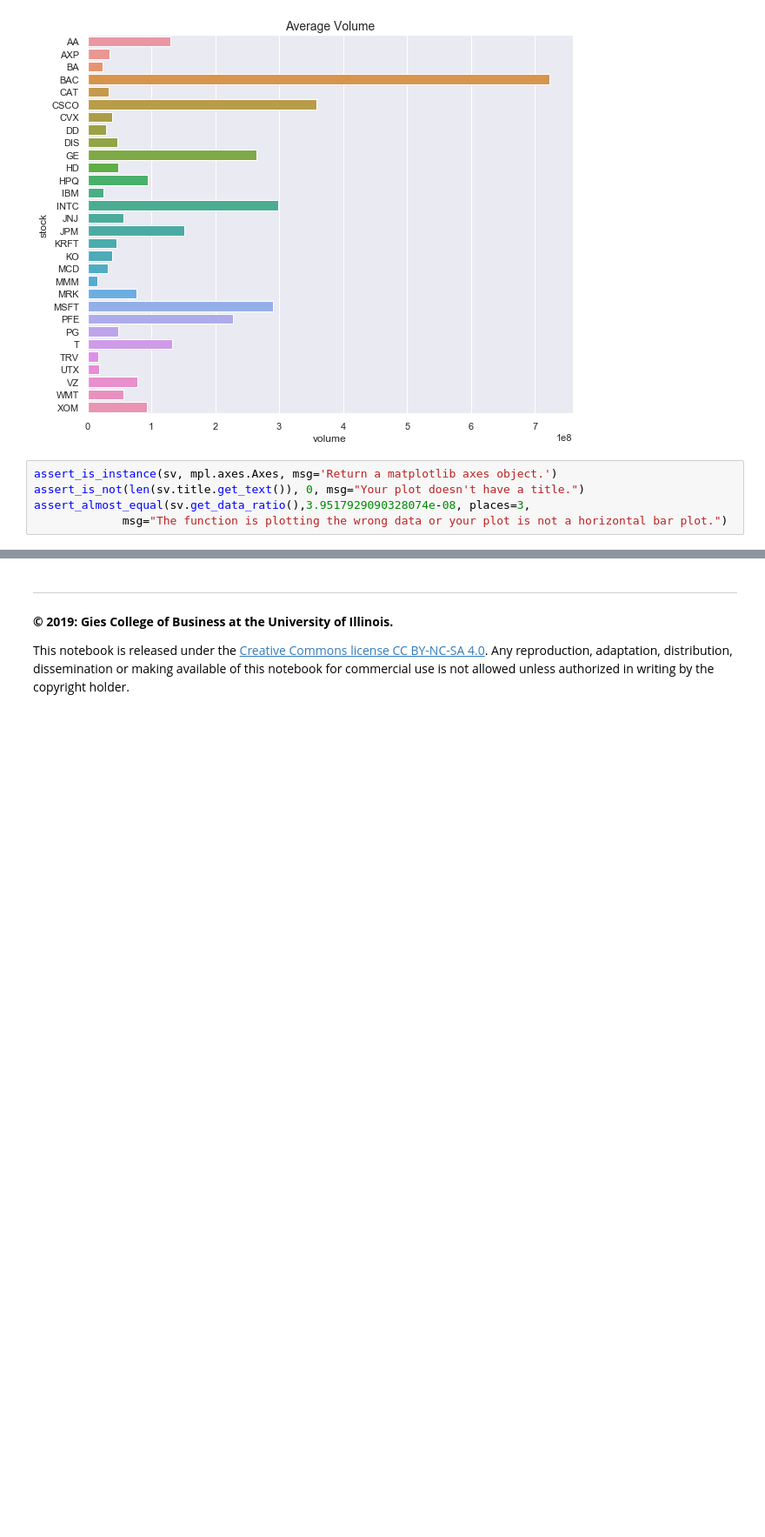
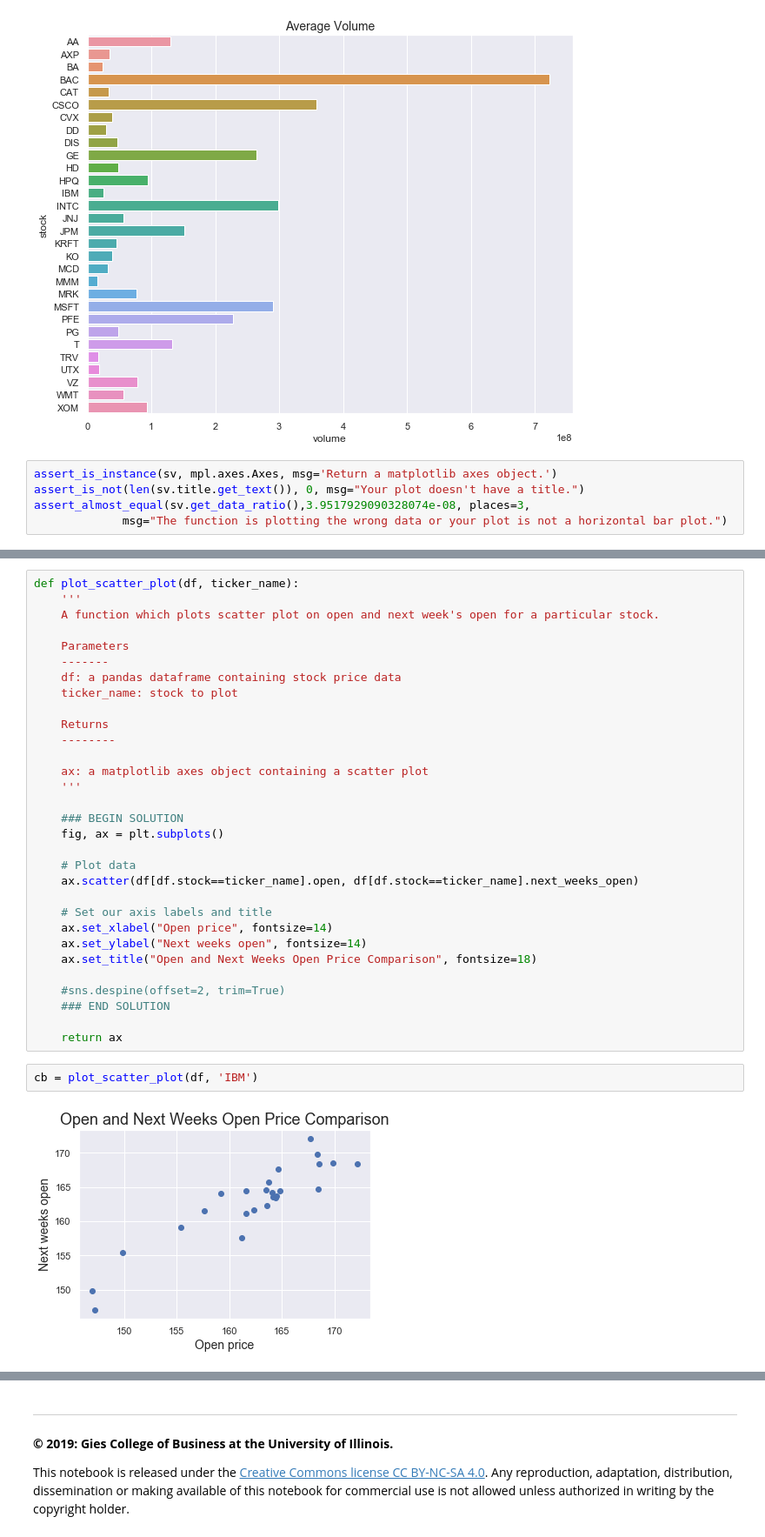
Before and after one commit to zllu2/iMSA570_Linden, a Jupyter notebook: assignments/source/module6/assignment_high.ipynb, the cells around one changed output, grey strips where cells are left out. Shown at 87% size. Drawn from its saved outputs; the diff is of its cells as text; blank space fills up the shorter version.

```diff
--- a/assignments/source/module6/assignment_high.ipynb
+++ b/assignments/source/module6/assignment_high.ipynb
@@ -349,0 +272,35 @@ assert_almost_equal(sv.get_data_ratio(),3.9517929090328074e-08, places=3,
+# %%
+def plot_scatter_plot(df, ticker_name):
+    '''
+    A function which plots scatter plot on open and next week's open for a particular stock.
+
+    Parameters
+    -------
+    df: a pandas dataframe containing stock price data
+    ticker_name: stock to plot
+
+    Returns
+    --------
+
+    ax: a matplotlib axes object containing a scatter plot
+    '''
+
+    ### BEGIN SOLUTION
+    fig, ax = plt.subplots()
+
+    # Plot data
+    ax.scatter(df[df.stock==ticker_name].open, df[df.stock==ticker_name].next_weeks_open)
+
+    # Set our axis labels and title
+    ax.set_xlabel("Open price", fontsize=14)
+    ax.set_ylabel("Next weeks open", fontsize=14)
+    ax.set_title("Open and Next Weeks Open Price Comparison", fontsize=18)
+
+    #sns.despine(offset=2, trim=True)
+    ### END SOLUTION
+
+    return ax
+# %%
+cb = plot_scatter_plot(df, 'IBM')
+# %% [output]
+[figure, added]
```
Also changed, not shown: parts of 14 cells of this notebook, 48 other files.
